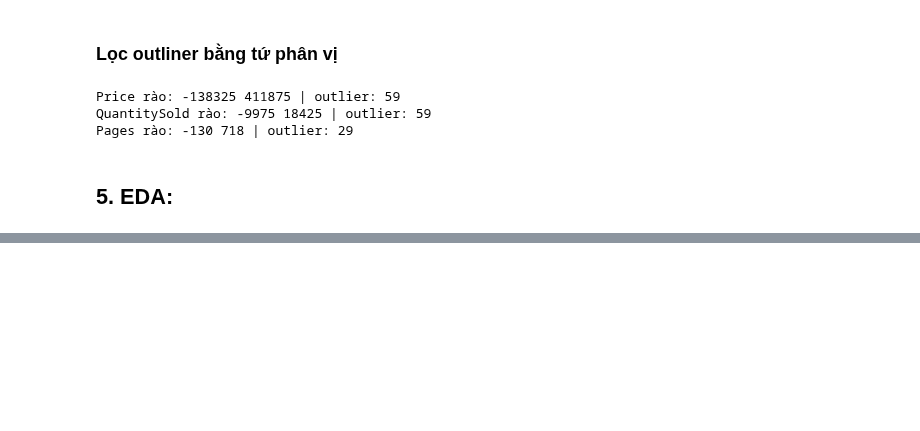
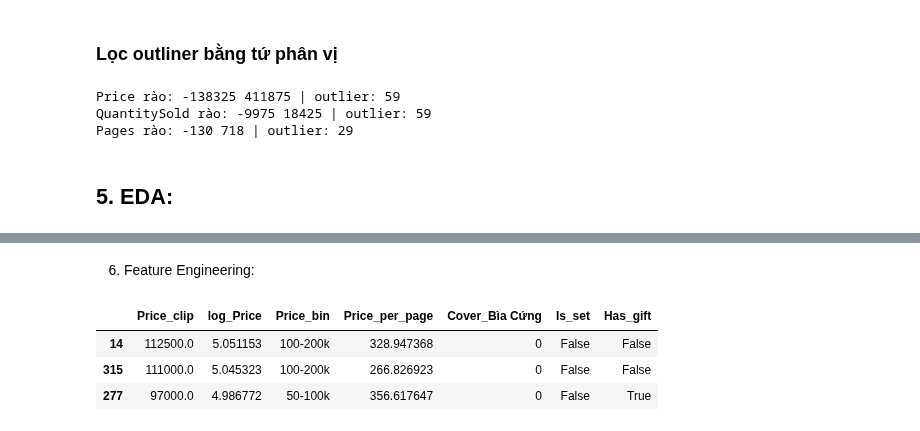
Before and after one commit to jnzm246/Project_Team_Group_4, a Jupyter notebook: Data_Preprocessing_and_EDA.ipynb, the cells around one changed output, grey strips where cells are left out. Cells and saved outputs as stored; diff of their text form; code cells hidden in the pictures; blank space fills up the shorter version.

```diff
--- a/Data_Preprocessing_and_EDA.ipynb
+++ b/Data_Preprocessing_and_EDA.ipynb
@@ -293,0 +222,5 @@ Tập dữ liệu bị mất cân bằng trầm trọng (Imbalanced) về mặt
+# %%
+df_cleaned = pd.read_csv('fahasa_cleaned.csv')
+
+print("Kích thước (Shape):", df_cleaned.shape)
+print("\nThông tin các cột (Dtypes):\n", df_cleaned.dtypes.value_counts())
@@ -293,0 +337,10 @@ Tập dữ liệu bị mất cân bằng trầm trọng (Imbalanced) về mặt
+# %% [markdown]
+6. Feature Engineering:
+# %%
+fe_cols = ['Price_clip', 'log_Price', 'Price_bin', 'Price_per_page', 'Cover_Bìa Cứng', 'Is_set', 'Has_gift']
+display(df_cleaned[fe_cols].sample(3))
+# %% [output]
+|  | Price_clip | log_Price | Price_bin | Price_per_page | Cover_Bìa Cứng | Is_set | Has_gift |
+| 14 | 112500.0 | 5.051153 | 100-200k | 328.947368 | 0 | False | False |
+| 315 | 111000.0 | 5.045323 | 100-200k | 266.826923 | 0 | False | False |
+| 277 | 97000.0 | 4.986772 | 50-100k | 356.617647 | 0 | False | True |
```
Also changed, not shown: parts of 26 cells of this notebook, 2 other files.
